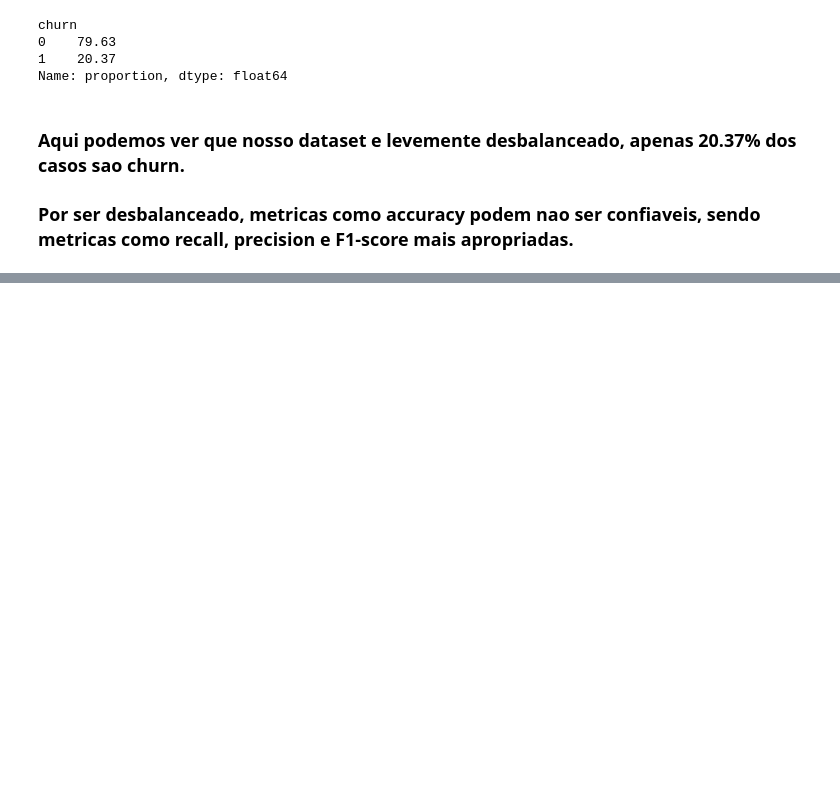
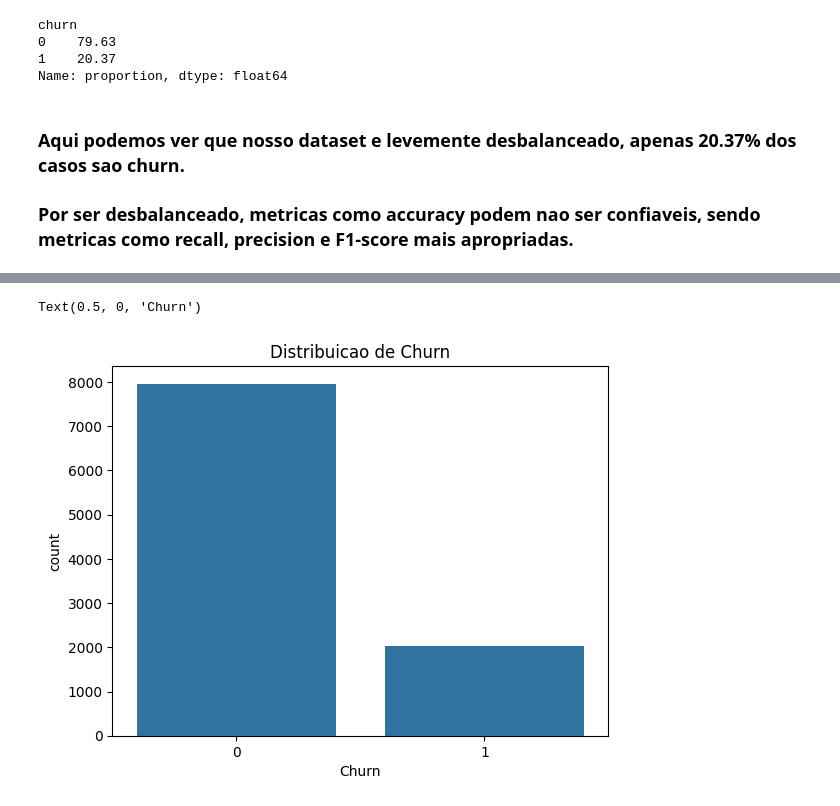
Before and after one commit to ReCroffi/bank-churn-prediction, a Jupyter notebook: notebooks/01_eda.ipynb, the cells around one changed output, grey strips where cells are left out. Cells and saved outputs as stored; diff of their text form; code cells hidden in the pictures; blank space fills up the shorter version.

```diff
--- a/notebooks/01_eda.ipynb
+++ b/notebooks/01_eda.ipynb
@@ -62,0 +68,10 @@ Name: proportion, dtype: float64
+# %%
+from matplotlib import pyplot as plt
+import seaborn as sns
+
+sns.countplot(x="churn", data=df)
+plt.title("Distribuicao de Churn")
+plt.xlabel("Churn")
+# %% [output]
+Text(0.5, 0, 'Churn')
+[figure, added]
```
Also changed, not shown: parts of 12 cells of this notebook.
